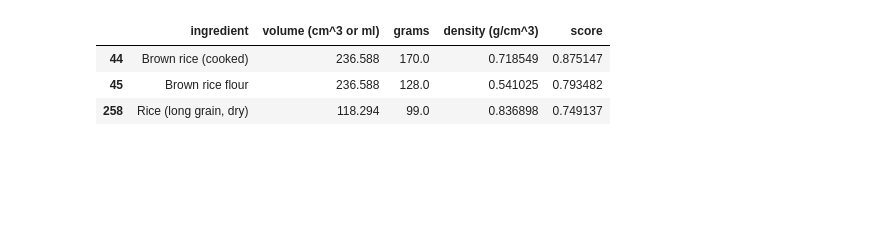
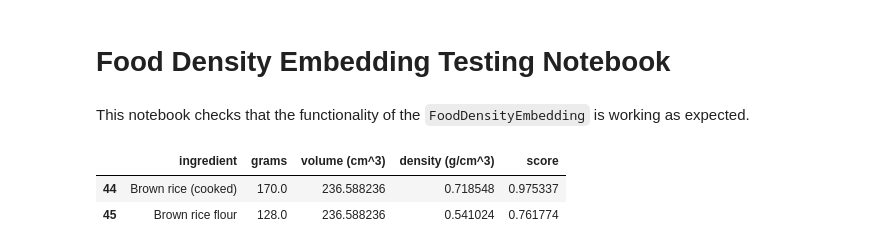
Before and after one commit to shappadappa/ICT3909-FYP, a Jupyter notebook: food_data_extraction/test_FoodDensityEmbedding.ipynb, the cells around one changed output. Drawn from its saved outputs; the diff is of its cells as text; code cells hidden in the pictures; blank space fills up the shorter version.

Commit message:
organise code in food data extraction

```diff
--- a/food_data_extraction/test_FoodDensityEmbedding.ipynb
+++ b/food_data_extraction/test_FoodDensityEmbedding.ipynb
@@ -1,2 +1,6 @@
+# %% [markdown]
+# Food Density Embedding Testing Notebook
+# %% [markdown]
+This notebook checks that the functionality of the `FoodDensityEmbedding` is working as expected.
 # %%
 from FoodDensityEmbedding import FoodDensityEmbedding
@@ -3,15 +8,14 @@ from FoodDensityEmbedding import FoodDensityEmbedding
 # %%
 food_density_embedding = FoodDensityEmbedding()
 # %%
-# food_density_embedding.initialise()
-
-import os
-
-food_density_embedding.load(index_path = "food_density_embedding.faiss")
+if os.path.exists("food_density_embedding.faiss"):
+    food_density_embedding.load(index_path = "food_density_embedding.faiss")
+else:
+    food_density_embedding.initialise()
+    food_density_embedding.save()
 # %%
-food_density_embedding.search("brown rice")
+food_density_embedding.search("cooked brown rice")
 # %% [output]
-|  | ingredient | volume (cm^3 or ml) | grams | density (g/cm^3) | score |
-| 44 | Brown rice (cooked) | 236.588 | 170.0 | 0.718549 | 0.875147 |
-| 45 | Brown rice flour | 236.588 | 128.0 | 0.541025 | 0.793482 |
-| 258 | Rice (long grain, dry) | 118.294 | 99.0 | 0.836898 | 0.749137 |
+|  | ingredient | grams | volume (cm^3) | density (g/cm^3) | score |
+| 44 | Brown rice (cooked) | 170.0 | 236.588236 | 0.718548 | 0.975337 |
+| 45 | Brown rice flour | 128.0 | 236.588236 | 0.541024 | 0.761774 |
```
Also changed, not shown: parts of 2 cells of this notebook, 6 other files.
